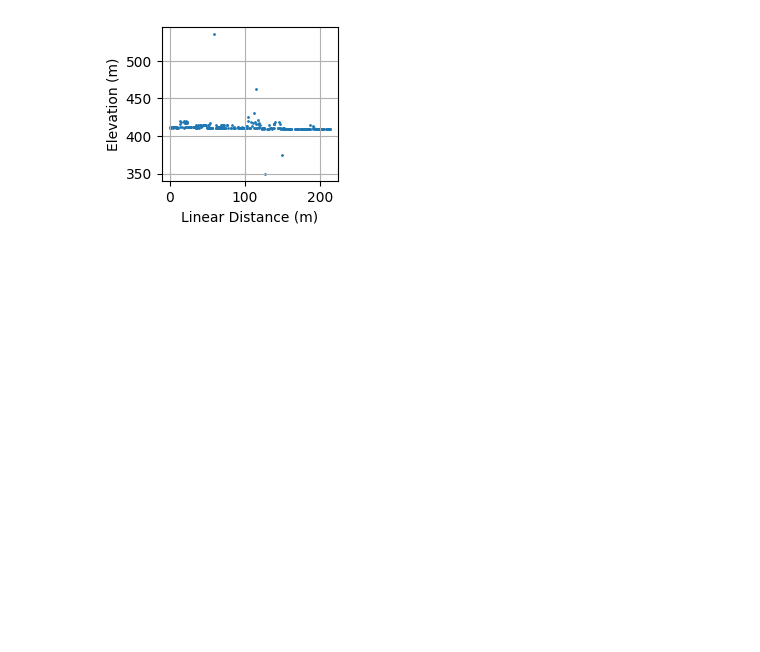
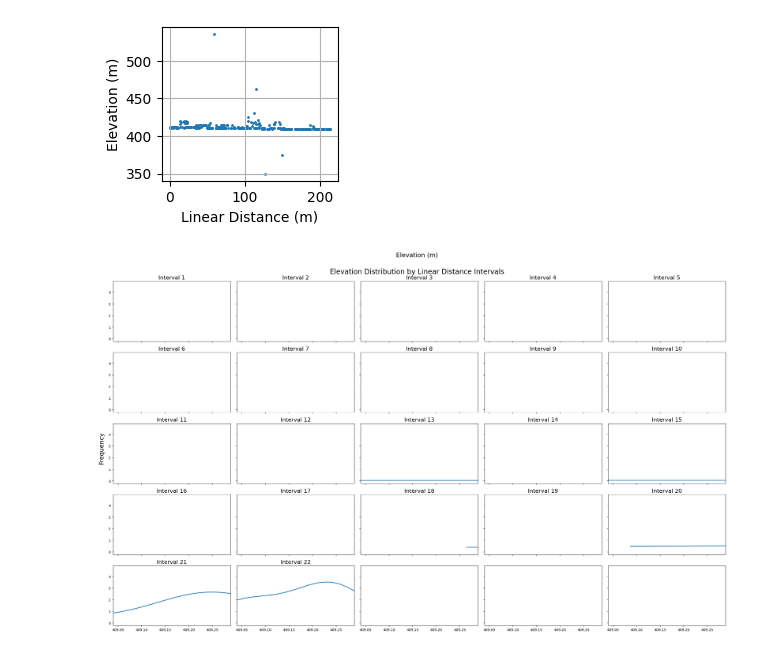
Before and after one commit to 1kaiser/ICESAT2, a Jupyter notebook: ICESAT2_tracks_intersection_plotting.ipynb, the cells around one changed output. Drawn from its saved outputs; the diff is of its cells as text; code cells hidden in the pictures; blank space fills up the shorter version.

```diff
--- a/ICESAT2_tracks_intersection_plotting.ipynb
+++ b/ICESAT2_tracks_intersection_plotting.ipynb
@@ -528,30 +528,33 @@ for i in range(num_intervals):
 import matplotlib.pyplot as plt
 from scipy.stats import gaussian_kde
 
 # Define the number of rows and columns for the subplots
 num_rows = int(num_intervals**0.5) + 1
 num_cols = int(num_intervals/num_rows) + 1
 num_bins = 1000
 # Create the subplots
 fig, axs = plt.subplots(num_rows, num_cols, sharex=True, sharey=True, figsize=(5 * num_rows, 3 * num_cols), dpi=100)
 fsize = 10
 # Plot the histogram for each interval, with a different color for each interval
 for i in range(num_intervals):
     row_idx = i // num_cols
     col_idx = i % num_cols
     x = np.linspace(np.min(elev_intervals[i]), np.max(elev_intervals[i]), num_bins)
     kde = gaussian_kde(elev_intervals[i])
     axs[row_idx, col_idx].plot(x, kde(x), linewidth=2)
     # axs[row_idx, col_idx].hist(elev_intervals[i], bins=num_bins, alpha=0.5, linewidth=20)
+    axs[row_idx, col_idx].set_xlim(np.min(elev_intervals[i]), np.max(elev_intervals[i]))
     axs[row_idx, col_idx].set_title('Interval {}'.format(i+1), fontsize= fsize *1.6)
 
 # Add labels and title to the plot
 fig.text(0.5, 1.01, 'Elevation (m)', ha='center', fontsize=fsize *1.8)
 fig.text(-0.01, 0.5, 'Frequency', va='center', rotation='vertical', fontsize= fsize * 1.8)
 fig.suptitle('Elevation Distribution by Linear Distance Intervals', fontsize= fsize * 2.0)
 
 # Adjust the layout of the subplots
 plt.tight_layout()
 
 # Show the plot
 plt.show()
+# %% [output]
+[figure, added]
```
